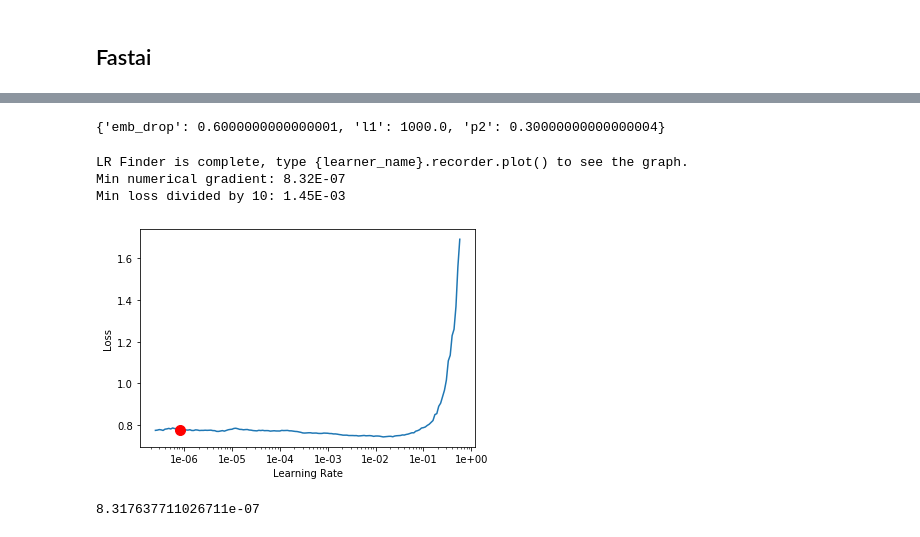
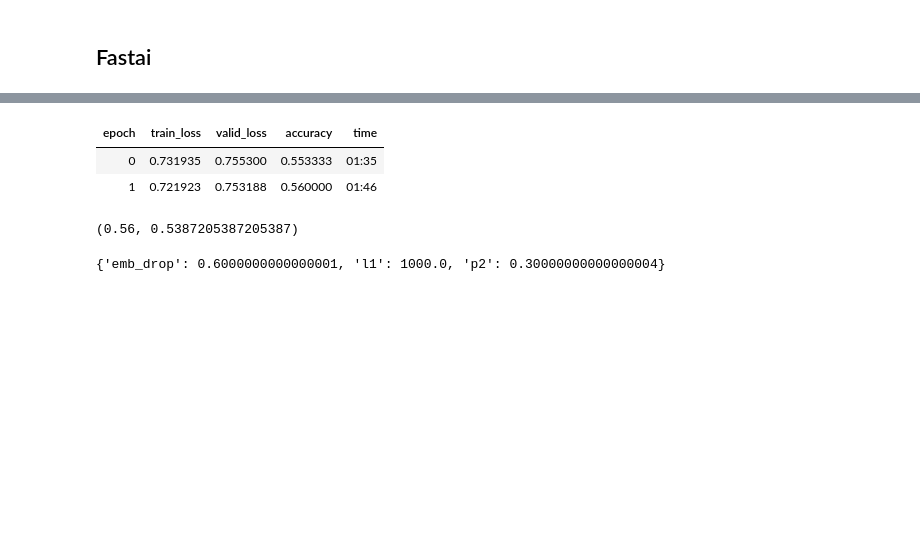
Before and after one commit to arjun-prabhakar/mlb_outcomes, a Jupyter notebook: notebooks/model.ipynb, the cells around one changed output, grey strips where cells are left out. Saved outputs shown, nothing was run; the diff lists cells and outputs as text; code cells hidden in the pictures; blank space fills up the shorter version.

```diff
--- a/notebooks/model.ipynb
+++ b/notebooks/model.ipynb
@@ -313,3 +326,15 @@ data = (TabularList.from_df(df, path='.',
+# %%
+learn.fit_one_cycle(2, max_lr=1e-6)
+# %% [output]
+| epoch | train_loss | valid_loss | accuracy | time |
+| 0 | 0.731935 | 0.755300 | 0.553333 | 01:35 |
+| 1 | 0.721923 | 0.753188 | 0.560000 | 01:46 |
+# %%
+preds, y = learn.get_preds(ds_type=DatasetType.Valid, with_loss=False)
+preds = np.array(preds)[:,1]
+accuracy_score(y, preds>0.5), roc_auc_score(y, preds>0.5)
+# %% [output]
+(0.56, 0.5387205387205387)
 # %%
 from hyperopt import fmin, tpe, hp, Trials
 import fastai
@@ -370,13 +391,0 @@ learn = tabular_learner(data, layers=[500, 250], metrics=accuracy,
-# %%
-learn.lr_find(stop_div=True, num_it=200)
-learn.recorder.plot(suggestion=True)
-lr = learn.recorder.min_grad_lr
-# %% [output]
-LR Finder is complete, type {learner_name}.recorder.plot() to see the graph.
-Min numerical gradient: 8.32E-07
-Min loss divided by 10: 1.45E-03
-[figure, removed]
-# %%
-learn.recorder.min_grad_lr
-# %% [output]
-8.317637711026711e-07
```
Also changed, not shown: parts of 8 cells of this notebook, 2 other files.
